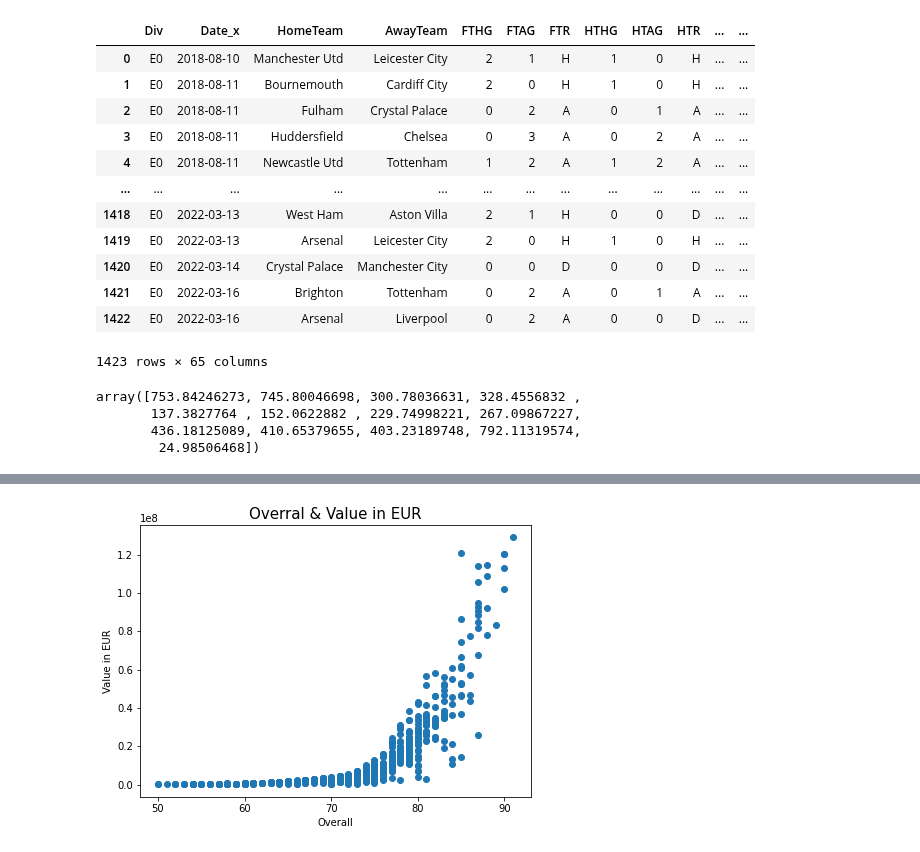
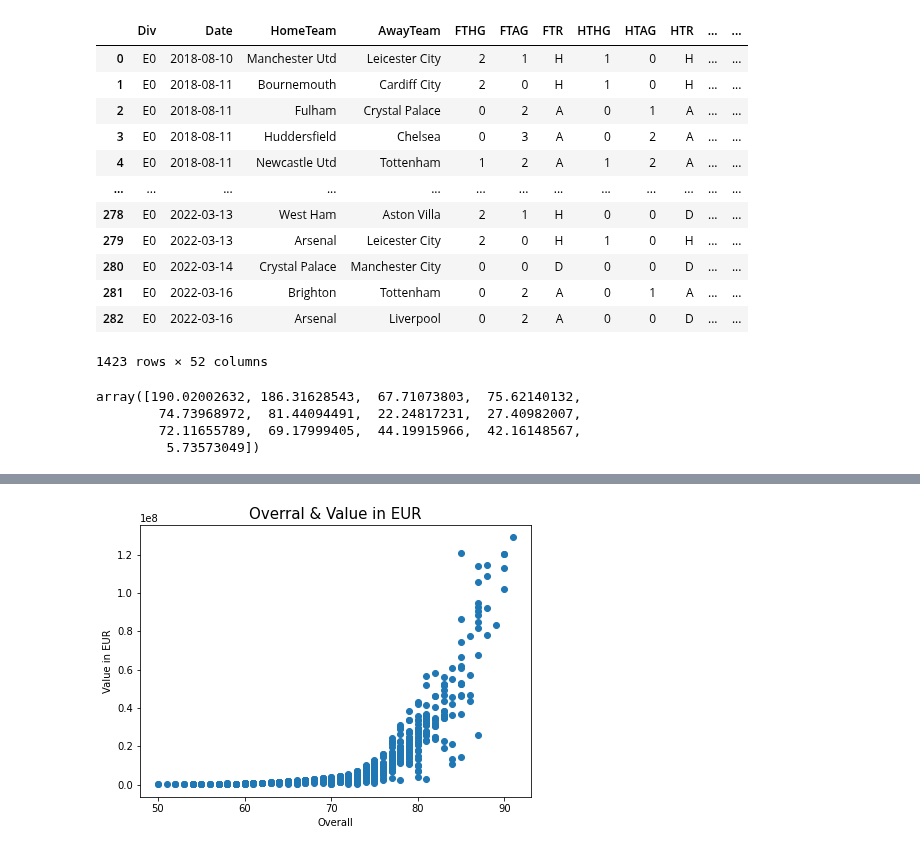
Before and after one commit to Giuliano99/Masterarbeit, a Jupyter notebook: Import Data.ipynb, the cells around one changed output, grey strips where cells are left out. Saved outputs shown, nothing was run; the diff lists cells and outputs as text; code cells hidden in the pictures.

Commit message:
improved feature selection

```diff
--- a/Import Data.ipynb
+++ b/Import Data.ipynb
@@ -25,47 +27,45 @@ PL_21_22_xG = pd.read_csv('Data/other_years/E_21_22_xG.csv')
 # %%
 #Merge data
 PL_total = pd.concat([PL_18_19, PL_19_20, PL_20_21, PL_21_22])
 PL_total_xG = pd.concat([PL_18_19_xG, PL_19_20_xG, PL_20_21_xG, PL_21_22_xG])
 
+#remove unnecessary columns
 not_relevant_columns = ['BbOU','BbMx>2.5','BbAv>2.5','BbMx<2.5','B365>2.5','B365<2.5','P>2.5','P<2.5','Max>2.5','Max<2.5','Avg>2.5','Avg<2.5','BbAH','BbAHh','AHh','BbMxAHH','BbAvAHH','BbMxAHA','BbAvAHA','B365AHH','B365AHA','PAHH','PAHA','MaxAHH','MaxAHA','AvgAHH','AvgAHA','Time','MaxH','MaxD','MaxA','AvgH','AvgD','AvgA','B365CH','B365CD','B365CA','BWCH','BWCD','BWCA','IWCH','IWCD','IWCA','WHCH','WHCD','WHCA','VCCH','VCCD','VCCA','MaxCH','MaxCD','MaxCA','AvgCH','AvgCA','AvgCD','B365C>2.5','B365C<2.5','PC>2.5','PC<2.5','AHCh','B365CAHH','B365CAHA','PCAHH','PCAHA','MaxCAHH','MaxCAHA','AvgCAHH','AvgCAHA','BbAv<2.5','MaxC>2.5','MaxC<2.5','AvgC>2.5','AvgC<2.5']
 #reset index
 PL_total.drop( axis= 1, labels=not_relevant_columns, inplace=True)
 PL_total.reset_index(inplace=False, drop=True)
 PL_total['Date'] = pd.to_datetime(PL_total['Date'], dayfirst=True)
-#PL_total.replace('Man City', 'Manchester City', inplace=True)
+#update team names for merging
 PL_total.replace(['Man City', 'Man United', 'Cardiff', 'Leeds', 'Leicester','Newcastle', 'Norwich','Sheffield United'], ['Manchester City', 'Manchester Utd', 'Cardiff City', 'Leeds United', 'Leicester City','Newcastle Utd','Norwich City','Sheffield Utd'], inplace=True)
+PL_20_21.replace(['Man City', 'Man United', 'Cardiff', 'Leeds', 'Leicester','Newcastle', 'Norwich','Sheffield United'], ['Manchester City', 'Manchester Utd', 'Cardiff City', 'Leeds United', 'Leicester City','Newcastle Utd','Norwich City','Sheffield Utd'], inplace=True)
 
 #remove nan values and reset index
 PL_total_xG.drop(labels='Notes', axis=1, inplace=True)
 PL_total_xG.dropna(axis=0, inplace=True, how='all')
 PL_total_xG.reset_index(inplace=True, drop=True)
 
 #create ID's for join
 PL_total['ID'] = PL_total['Date'].astype(str) + PL_total ['HomeTeam'] + PL_total ['AwayTeam']
 PL_total_xG['ID'] = PL_total_xG['Date'].astype(str) + PL_total_xG ['Home'] + PL_total_xG ['Away']
 
 #merge dataframes
 PL = pd.merge(PL_total, PL_total_xG, on='ID', how='left')
 
-
-#print (PL_total_xG.groupby(['Home']).mean())
-#print (PL_total.groupby(['HomeTeam']).mean())
-#PL_total
-PL
+PL_total
 # %% [output]
-|  | Div | Date_x | HomeTeam | AwayTeam | FTHG | FTAG | FTR | HTHG | HTAG | HTR | ... | ... |
+|  | Div | Date | HomeTeam | AwayTeam | FTHG | FTAG | FTR | HTHG | HTAG | HTR | ... | ... |
 | 0 | E0 | 2018-08-10 | Manchester Utd | Leicester City | 2 | 1 | H | 1 | 0 | H | ... | ... |
 | 1 | E0 | 2018-08-11 | Bournemouth | Cardiff City | 2 | 0 | H | 1 | 0 | H | ... | ... |
 | 2 | E0 | 2018-08-11 | Fulham | Crystal Palace | 0 | 2 | A | 0 | 1 | A | ... | ... |
 | 3 | E0 | 2018-08-11 | Huddersfield | Chelsea | 0 | 3 | A | 0 | 2 | A | ... | ... |
 | 4 | E0 | 2018-08-11 | Newcastle Utd | Tottenham | 1 | 2 | A | 1 | 2 | A | ... | ... |
 | ... | ... | ... | ... | ... | ... | ... | ... | ... | ... | ... | ... | ... |
-| 1418 | E0 | 2022-03-13 | West Ham | Aston Villa | 2 | 1 | H | 0 | 0 | D | ... | ... |
-| 1419 | E0 | 2022-03-13 | Arsenal | Leicester City | 2 | 0 | H | 1 | 0 | H | ... | ... |
-| 1420 | E0 | 2022-03-14 | Crystal Palace | Manchester City | 0 | 0 | D | 0 | 0 | D | ... | ... |
-| 1421 | E0 | 2022-03-16 | Brighton | Tottenham | 0 | 2 | A | 0 | 1 | A | ... | ... |
-| 1422 | E0 | 2022-03-16 | Arsenal | Liverpool | 0 | 2 | A | 0 | 0 | D | ... | ... |
+| 278 | E0 | 2022-03-13 | West Ham | Aston Villa | 2 | 1 | H | 0 | 0 | D | ... | ... |
+| 279 | E0 | 2022-03-13 | Arsenal | Leicester City | 2 | 0 | H | 1 | 0 | H | ... | ... |
+| 280 | E0 | 2022-03-14 | Crystal Palace | Manchester City | 0 | 0 | D | 0 | 0 | D | ... | ... |
+| 281 | E0 | 2022-03-16 | Brighton | Tottenham | 0 | 2 | A | 0 | 1 | A | ... | ... |
+| 282 | E0 | 2022-03-16 | Arsenal | Liverpool | 0 | 2 | A | 0 | 0 | D | ... | ... |
-1423 rows × 65 columns
+1423 rows × 52 columns
 # %%
 #feature selection on Home, Draw, Away
 
@@ -86,26 +86,15 @@ GX = PL[[ 'HTHG', 'xG','HS', 'HST','B365H', ]].to_numpy()
-# %%
-from sklearn.datasets import load_iris
-from sklearn.feature_selection import SelectKBest
-from sklearn.feature_selection import chi2
-X, y = load_iris(return_X_y=True)
-
-GX.shape
-#X.shape
-
-#X_new = SelectKBest(chi2, k=2).fit_transform(GX, Gy)
-#print(X_new)
-sel = SelectKBest(chi2, k=4)
-sel.fit(GX, Gy)
-sel.transform(GX).shape
-sel.scores_
-
-#X_new.fit(GX, Gy)
-#X_new.scores_
-
-#X_new.shape
-# %% [output]
-array([753.84246273, 745.80046698, 300.78036631, 328.4556832 ,
-       137.3827764 , 152.0622882 , 229.74998221, 267.09867227,
-       436.18125089, 410.65379655, 403.23189748, 792.11319574,
-        24.98506468])
+# %%
+#test which features are most important
+sel = SelectKBest(f_classif, k=4)
+sel.fit(GX, Gy)
+sel.transform(GX).shape
+sel.scores_
+
+scores = -np.log10(sel.pvalues_)
+scores
+# %% [output]
+array([190.02002632, 186.31628543,  67.71073803,  75.62140132,
+        74.73968972,  81.44094491,  22.24817231,  27.40982007,
+        72.11655789,  69.17999405,  44.19915966,  42.16148567,
+         5.73573049])
 # %%
```
Also changed, not shown: parts of 11 cells of this notebook.
